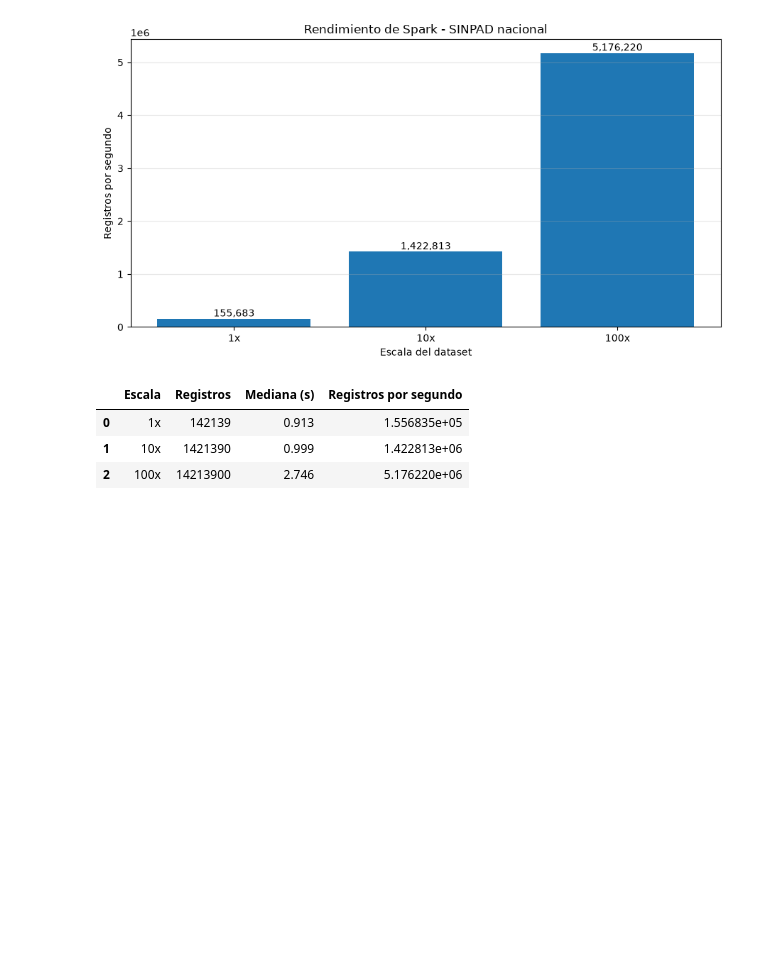
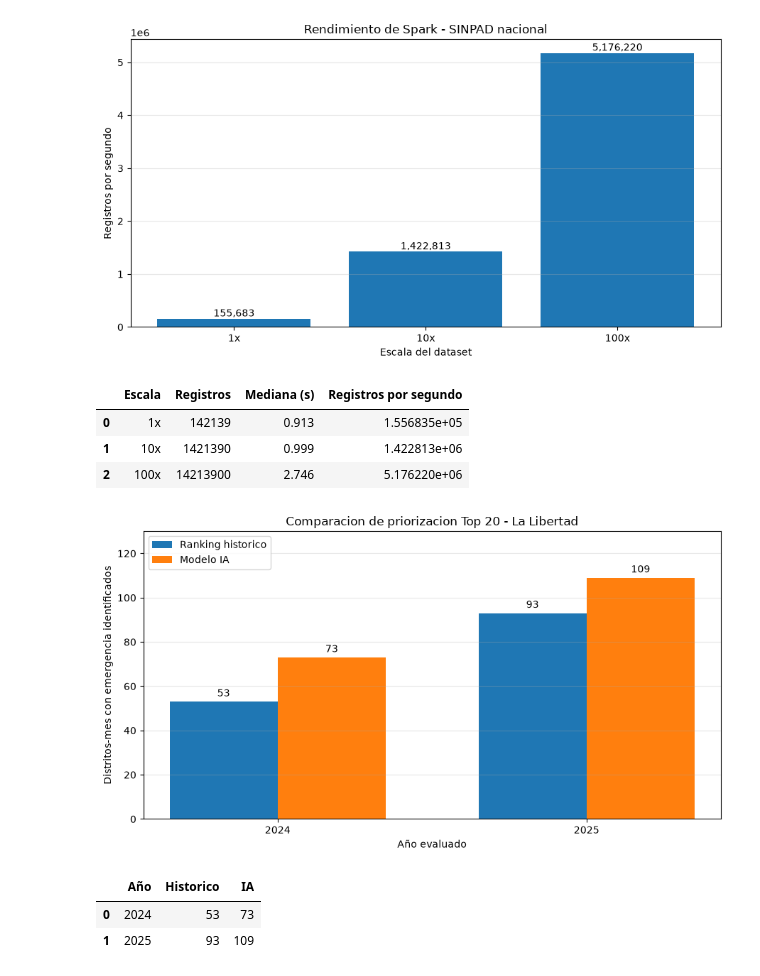
Before and after one commit to Chiflelover/proyecto-emergencias-bigdata, a Jupyter notebook: notebooks/Analisis_Escalabilidad_SINPAD.ipynb, the cells around one changed output. Cells and saved outputs as stored; diff of their text form; code cells hidden in the pictures; blank space fills up the shorter version.

Commit message:
docs: corregir linea base de negocio y agregar comparacion Top 20

```diff
--- a/notebooks/Analisis_Escalabilidad_SINPAD.ipynb
+++ b/notebooks/Analisis_Escalabilidad_SINPAD.ipynb
@@ -156,3 +156,83 @@ display(df[["Escala", "Registros", "Mediana (s)", "Registros por segundo"]])
 | 0 | 1x | 142139 | 0.913 | 1.556835e+05 |
 | 1 | 10x | 1421390 | 0.999 | 1.422813e+06 |
 | 2 | 100x | 14213900 | 2.746 | 5.176220e+06 |
+# %%
+import re
+import pandas as pd
+import matplotlib.pyplot as plt
+from pathlib import Path
+
+base = Path("../resultados/verificacion_modelo")
+
+def obtener_top20(archivo, titulo):
+    texto = (base / archivo).read_text()
+    seccion = texto.split(f"=== {titulo} ===")[1]
+
+    for linea in seccion.splitlines():
+        if re.match(r"^20\s*\|", linea.strip()):
+            valores = [v.strip() for v in linea.split("|")]
+            return int(valores[2])
+
+    raise ValueError(f"No se encontro Top 20 en {archivo}")
+
+datos = []
+
+for anio, archivo in [
+    (2024, "comparacion_ranking_historico.log"),
+    (2025, "evaluacion_final_2025.log")
+]:
+    datos.append({
+        "Año": anio,
+        "Historico": obtener_top20(archivo, "RANKING HISTORICO"),
+        "IA": obtener_top20(archivo, "RANKING MENSUAL DE DISTRITOS")
+    })
+
+comparacion = pd.DataFrame(datos)
+
+x = list(range(len(comparacion)))
+ancho = 0.35
+
+plt.figure(figsize=(9, 5))
+
+b1 = plt.bar(
+    [i - ancho/2 for i in x],
+    comparacion["Historico"],
+    ancho,
+    label="Ranking historico"
+)
+
+b2 = plt.bar(
+    [i + ancho/2 for i in x],
+    comparacion["IA"],
+    ancho,
+    label="Modelo IA"
+)
+
+plt.bar_label(b1, padding=3)
+plt.bar_label(b2, padding=3)
+
+plt.xticks(x, comparacion["Año"])
+plt.title("Comparacion de priorizacion Top 20 - La Libertad")
+plt.xlabel("Año evaluado")
+plt.ylabel("Distritos-mes con emergencia identificados")
+plt.legend()
+plt.grid(axis="y", alpha=0.3)
+plt.ylim(0, 130)
+plt.tight_layout()
+
+destino = Path("../docs/evidencias/linea_base")
+destino.mkdir(parents=True, exist_ok=True)
+
+plt.savefig(
+    destino / "comparacion_top20_2024_2025.png",
+    dpi=200,
+    bbox_inches="tight"
+)
+
+plt.show()
+display(comparacion)
+# %% [output]
+[figure, added]
+|  | Año | Historico | IA |
+| 0 | 2024 | 53 | 73 |
+| 1 | 2025 | 93 | 109 |
```
Also changed, not shown: parts of 1 cell of this notebook, 3 other files.
